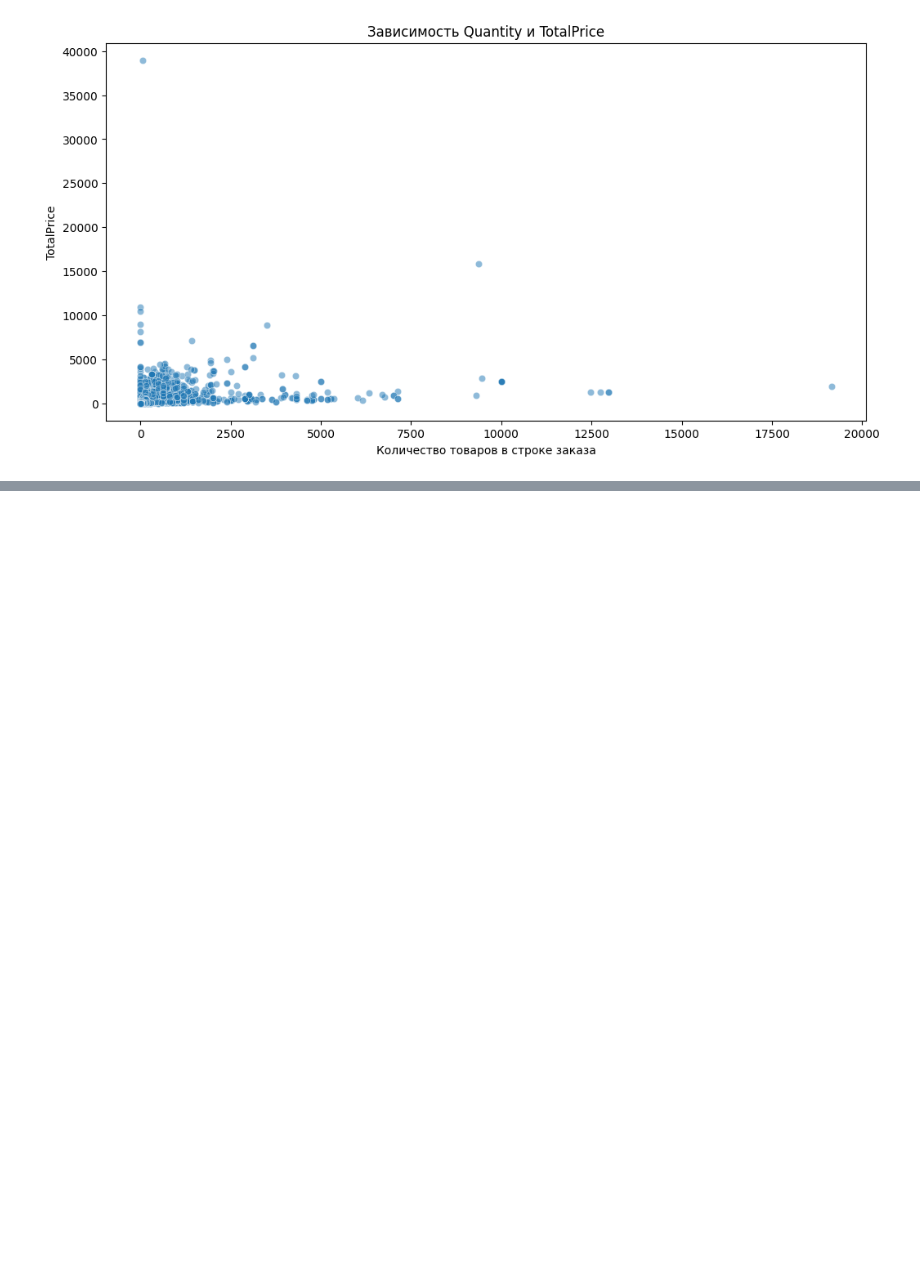
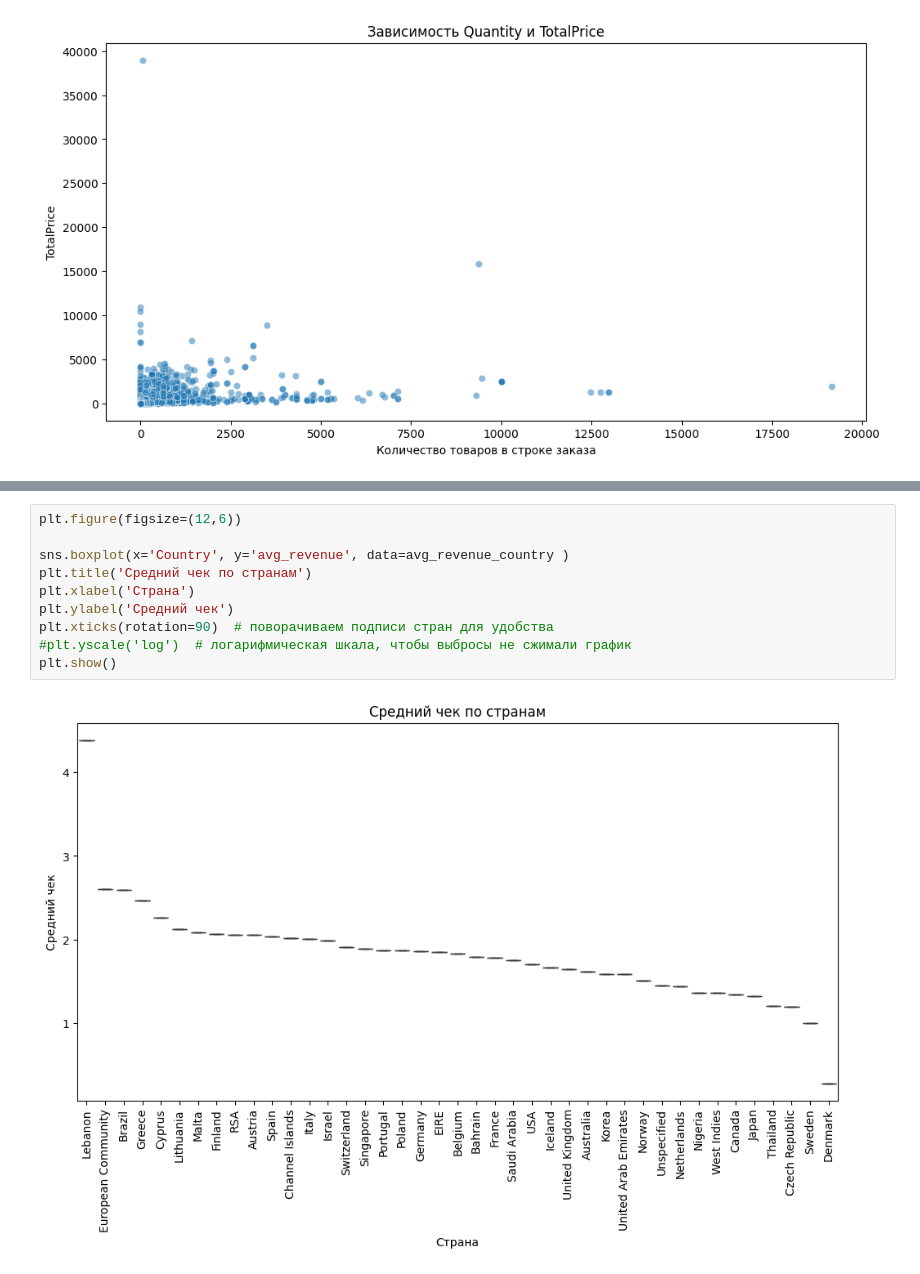
Before and after one commit to antanevichmikalai99/TMS_project_work, a Jupyter notebook: notebooks/01_data_cleaning.ipynb, the cells around one changed output, grey strips where cells are left out. Drawn from its saved outputs; the diff is of its cells as text; blank space fills up the shorter version.

```diff
--- a/notebooks/01_data_cleaning.ipynb
+++ b/notebooks/01_data_cleaning.ipynb
@@ -520,0 +668,12 @@ plt.show()
+# %%
+plt.figure(figsize=(12,6))
+
+sns.boxplot(x='Country', y='avg_revenue', data=avg_revenue_country )
+plt.title('Средний чек по странам')
+plt.xlabel('Страна')
+plt.ylabel('Средний чек')
+plt.xticks(rotation=90)  # поворачиваем подписи стран для удобства
+#plt.yscale('log')  # логарифмическая шкала, чтобы выбросы не сжимали график
+plt.show()
+# %% [output]
+[figure, added]
```
Also changed, not shown: parts of 31 cells of this notebook, 2 other files.
